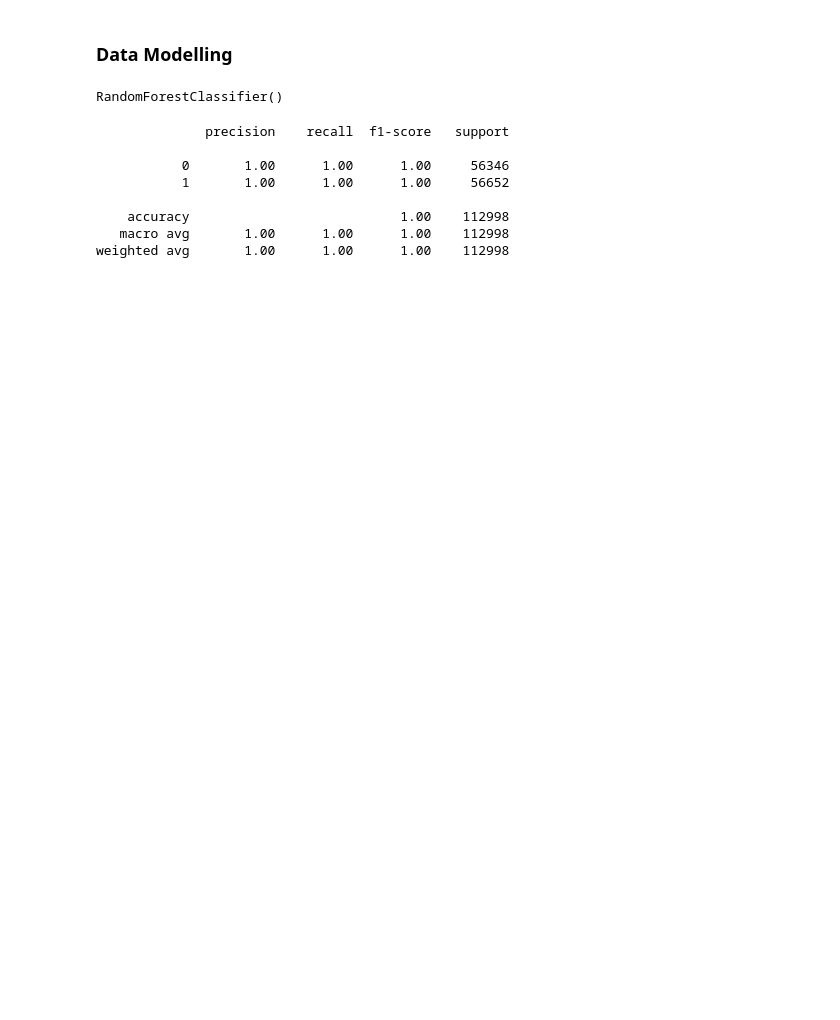
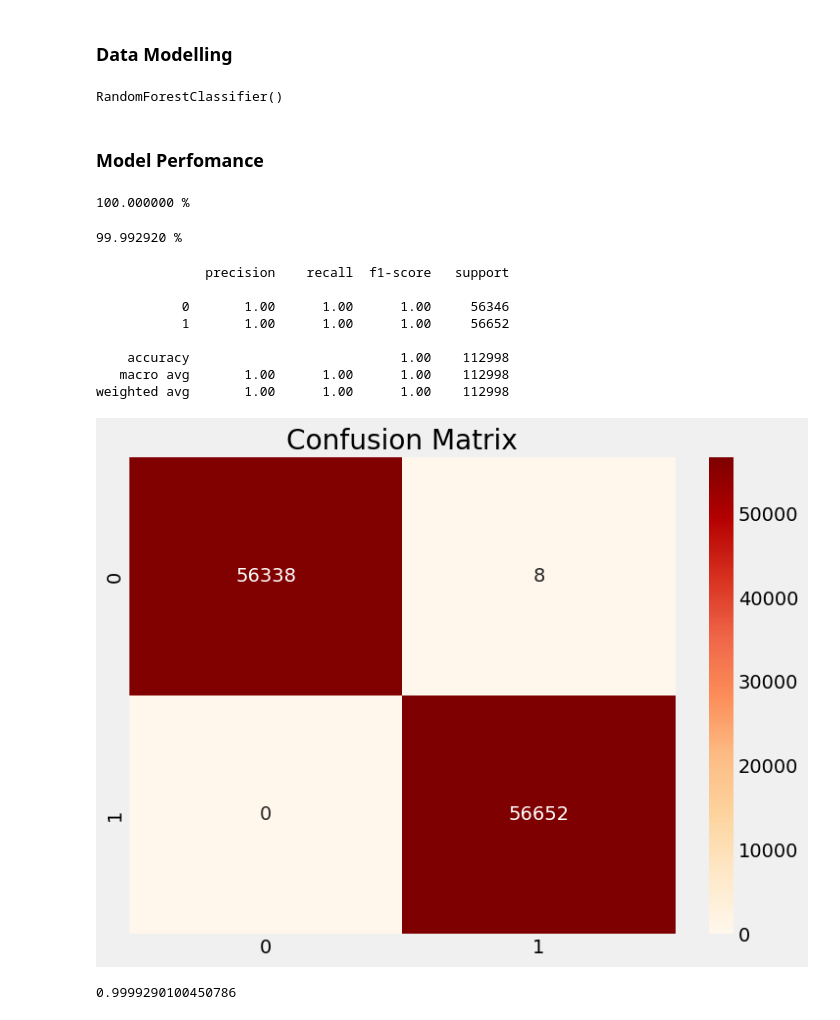
Before and after one commit to kevinnkansah/CODSOFT, a Jupyter notebook: Task 4/creditcard.ipynb, the cells around one changed output. Saved outputs shown, nothing was run; the diff lists cells and outputs as text; code cells hidden in the pictures; blank space fills up the shorter version.

```diff
--- a/Task 4/creditcard.ipynb
+++ b/Task 4/creditcard.ipynb
@@ -126,6 +127,24 @@ clf = RandomForestClassifier()
 clf.fit(X_train, y_train)
 # %% [output]
 RandomForestClassifier()
+# %% [markdown]
+### Model Perfomance
+# %%
+#Training data score
+
+score = clf.score(X_train, y_train)
+percentage = score * 100
+print("%.6f" % percentage, "%")
+# %% [output]
+100.000000 %
+# %%
+#Testing data score
+
+score = clf.score(X_test, y_test)
+percentage = score * 100
+print("%.6f" % percentage, "%")
+# %% [output]
+99.992920 %
 # %%
 y_pred = clf.predict(X_test)
 print(classification_report(y_test, y_pred))
@@ -138,3 +157,16 @@ print(classification_report(y_test, y_pred))
     accuracy                           1.00    112998
    macro avg       1.00      1.00      1.00    112998
 weighted avg       1.00      1.00      1.00    112998
+# %%
+plt.figure(figsize=(8, 6))
+sns.heatmap(confusion_matrix(y_test, y_pred), annot=True, fmt="d", cmap="OrRd")
+plt.title("Confusion Matrix")
+plt.show()
+# %% [output]
+[figure, added]
+# %%
+false_positive_rate, true_positive_rate, thresholds = roc_curve(y_test, y_pred)
+roc_auc = auc(false_positive_rate, true_positive_rate)
+print (roc_auc)
+# %% [output]
+0.9999290100450786
```
Also changed, not shown: parts of 4 cells of this notebook, 3 other files.
